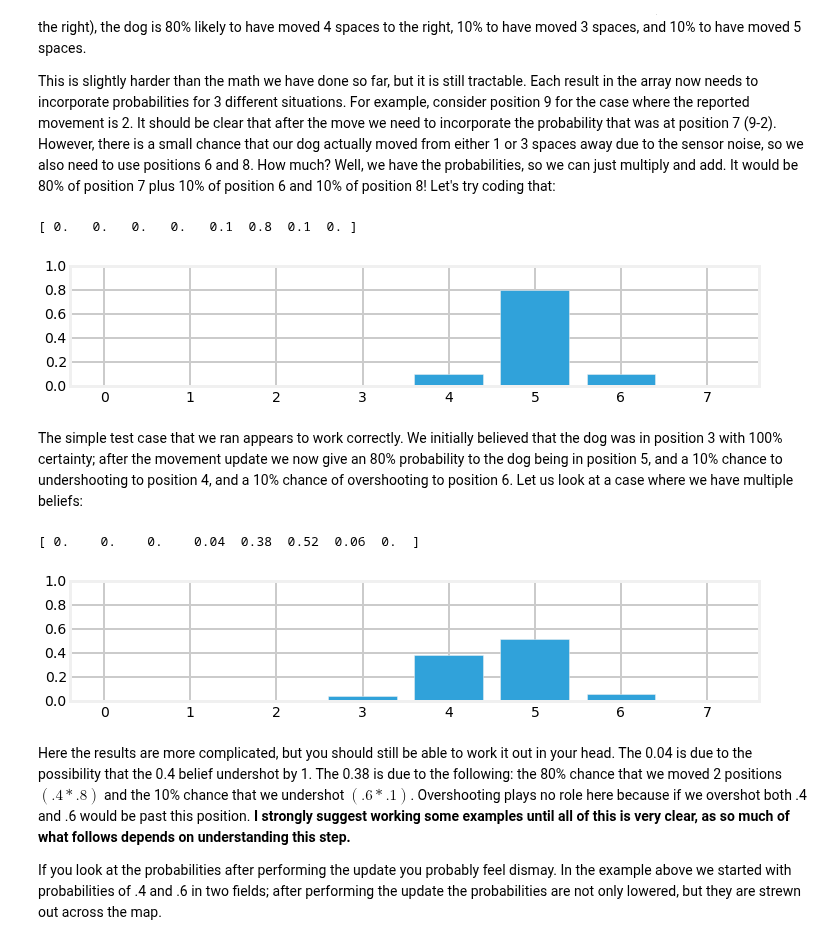
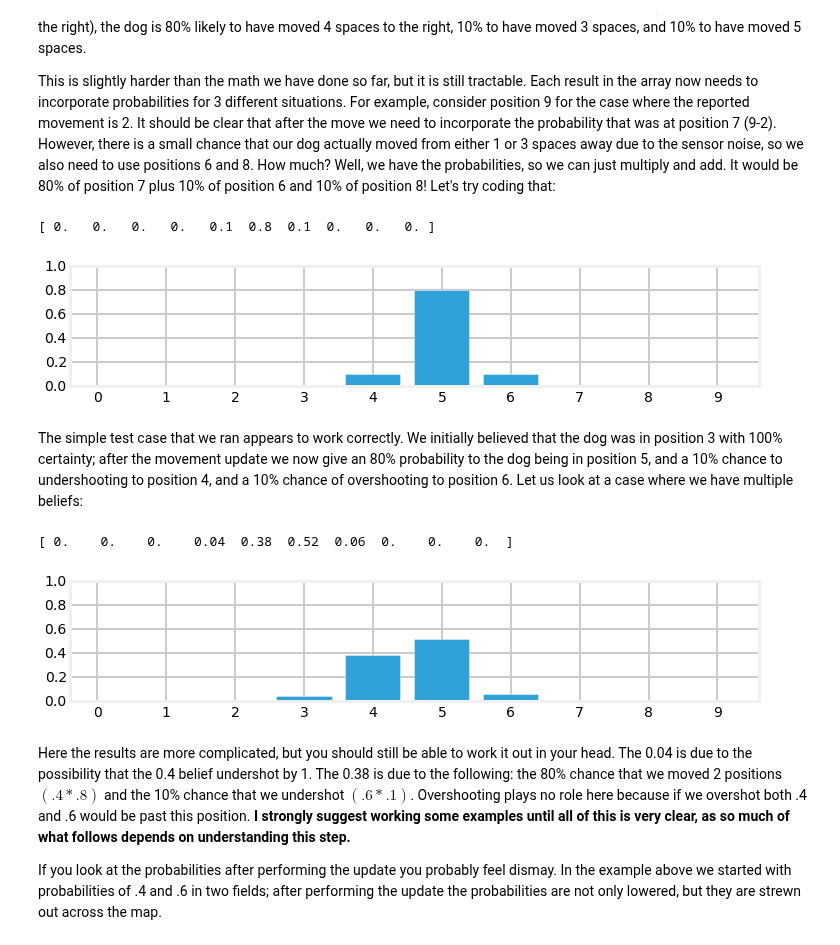
Before and after one commit to rlabbe/Kalman-and-Bayesian-Filters-in-Python, a Jupyter notebook: 02_Discrete_Bayes.ipynb, the cells around one changed output. Drawn from its saved outputs; the diff is of its cells as text; code cells hidden in the pictures.

```diff
--- a/02_Discrete_Bayes.ipynb
+++ b/02_Discrete_Bayes.ipynb
@@ -163,7 +163,7 @@ def perfect_predict(pos_belief, move):
         result[i] = pos_belief[(i-move) % n]
     pos_belief[:] = result # copy back to original array
 
-pos_belief = np.array([.4, .1, .2, .3])
+pos_belief = np.array([.35, .1, .2, .3, 0, 0, 0, 0, 0, .05])
 print('belief before predict =', pos_belief)
 bp.bar_plot(pos_belief, title='Before prediction')
 
@@ -187,31 +187,31 @@ This is slightly harder than the math we have done so far, but it is still tract
 # %%
 def predict(pos_belief, move, p_correct, p_under, p_over):
     n = len(pos_belief)
     result = np.zeros(n)
     for i in range(n):
         result[i] = (
             pos_belief[(i-move) % n]   * p_correct +
             pos_belief[(i-move-1) % n] * p_over +
             pos_belief[(i-move+1) % n] * p_under)
     pos_belief[:] = result
 
-pos_belief = np.array([0., 0., 0., 1., 0., 0., 0., 0.])
+pos_belief = np.array([0., 0., 0., 1., 0., 0., 0., 0., 0., 0.])
 predict(pos_belief, 2, .8, .1, .1)
 print(pos_belief)
 bp.bar_plot(pos_belief)
 # %% [output]
-[ 0.   0.   0.   0.   0.1  0.8  0.1  0. ]
+[ 0.   0.   0.   0.   0.1  0.8  0.1  0.   0.   0. ]
-[figure, old version]
+[figure, new version]
 # %% [markdown]
 The simple test case that we ran appears to work correctly. We initially believed that the dog was in position 3 with 100% certainty; after the movement update we now give an 80% probability to the dog being in position 5, and a 10% chance to undershooting to position 4, and a 10% chance of overshooting to position 6. Let us look at a case where we have multiple beliefs:
 # %%
-pos_belief = np.array([0, 0, .4, .6, 0, 0, 0, 0])
+pos_belief = np.array([0, 0, .4, .6, 0, 0, 0, 0, 0, 0])
 predict(pos_belief, 2, .8, .1, .1)
 print(pos_belief)
 bp.bar_plot(pos_belief)
 # %% [output]
-[ 0.    0.    0.    0.04  0.38  0.52  0.06  0.  ]
+[ 0.    0.    0.    0.04  0.38  0.52  0.06  0.    0.    0.  ]
-[figure, old version]
+[figure, new version]
 # %% [markdown]
 Here the results are more complicated, but you should still be able to work it out in your head. The 0.04 is due to the possibility that the 0.4 belief undershot by 1. The 0.38 is due to the following: the 80% chance that we moved 2 positions $(.4 * .8)$ and the 10% chance that we undershot $(.6*.1)$. Overshooting plays no role here because if we overshot both .4 and .6 would be past this position. **I strongly suggest working some examples until all of this is very clear, as so much of what follows depends on understanding this step.**
 
```
Also changed, not shown: parts of 6 cells of this notebook, 2 other files.
